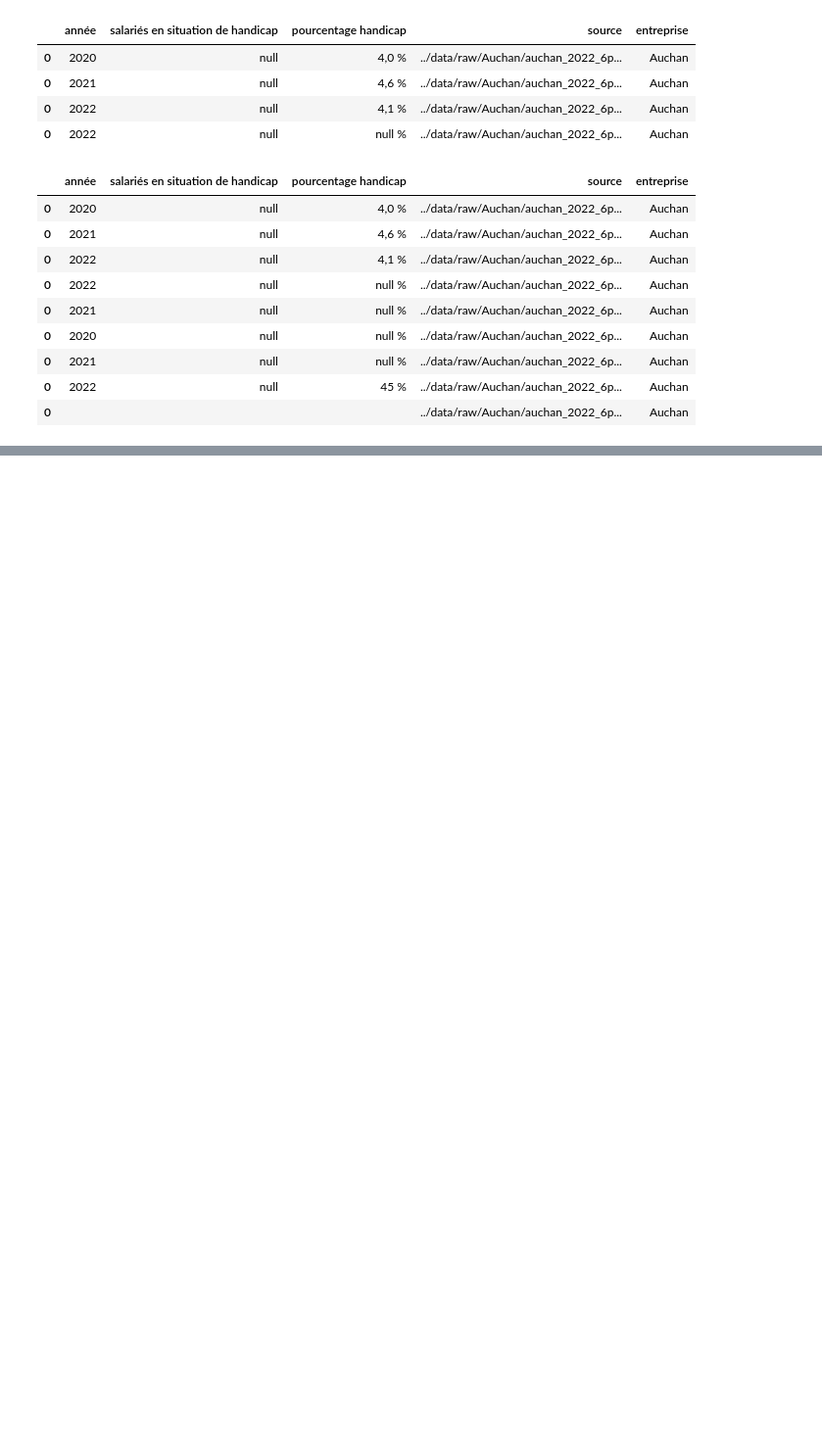
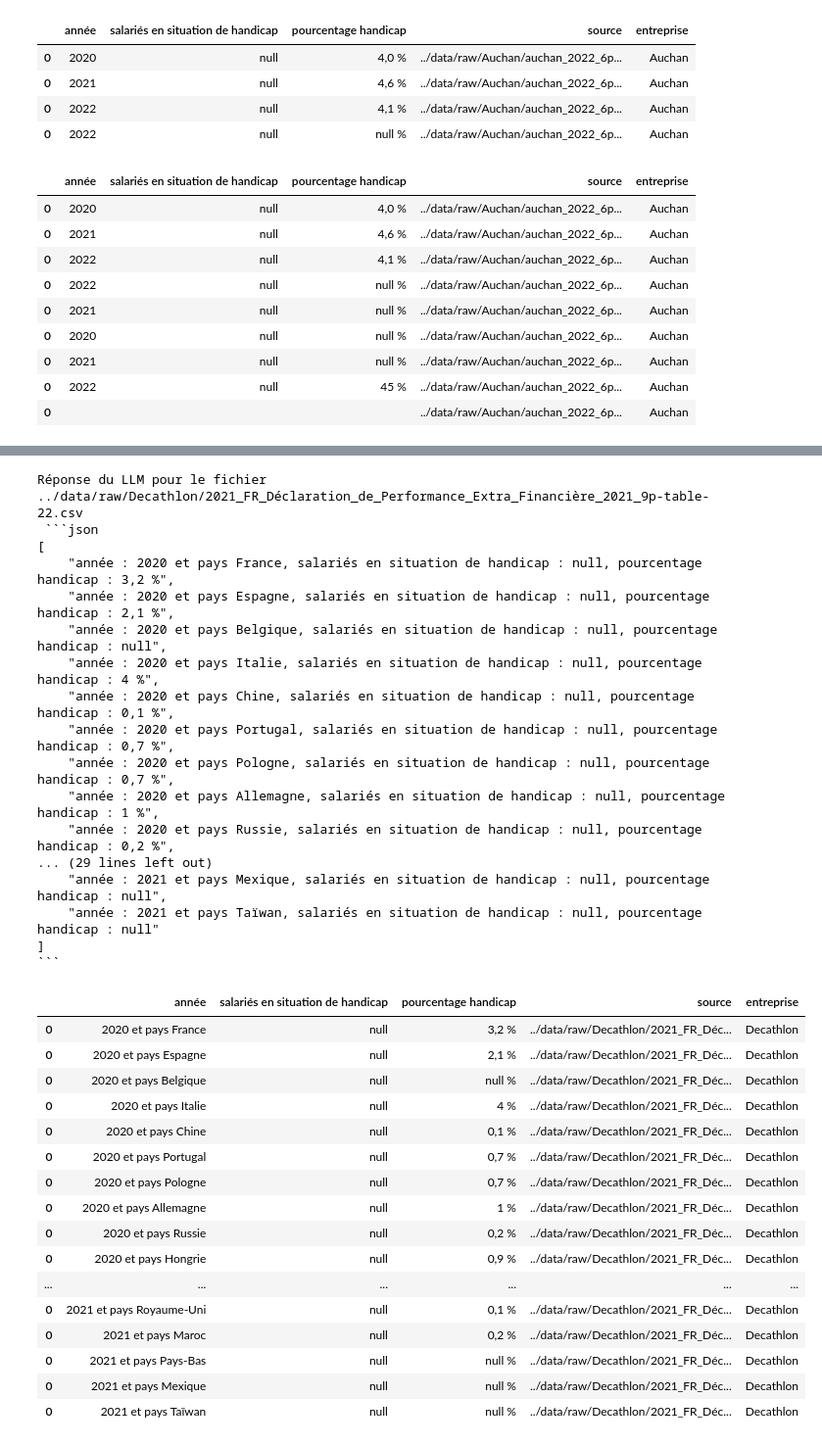
Before and after one commit to LexouLam/diversite_inclusion, a Jupyter notebook: notebooks/repertoires_entreprises.ipynb, the cells around one changed output, grey strips where cells are left out. Shown: that part at 98% size. Saved outputs shown, nothing was run; the diff lists cells and outputs as text; code cells hidden in the pictures; blank space fills up the shorter version.

````diff
--- a/notebooks/repertoires_entreprises.ipynb
+++ b/notebooks/repertoires_entreprises.ipynb
@@ -1507,0 +2083,46 @@ ne pas regarder
+# %%
+def parse_llms_results_to_df(results, entreprise_name):
+    """ Transforme le dictionnaire contenant les outputs du llm en df
+
+    Input : Results = Dictionnaire { 'nom_fichier' : 'output llm'}
+            entreprise_name = String nom de l'entreprise en cours
+    """
+
+    df_all = None
+    for key in results.keys():
+        text_raw = results[f'{key}']
+        text_clean = re.sub('\n', '', text_raw)
+        text_clean = re.sub('pourcentage handicap : null', 'pourcentage handicap : null %', text_clean)
+        text_search = re.search(r'.*(\[    "année : .*%"\]).*', text_clean)
+        if text_search is not None :
+            text_extracted=text_search.group(1)
+            liste_texte = eval(text_extracted)
+        else:
+            liste_texte = None
+
+        df_tmp = parse_results_to_df(liste_texte)
+
+        df_tmp['source']=f'{key}'
+        df_tmp['entreprise']=f'{entreprise_name}'
+        if df_all is None:
+            df_all=df_tmp
+        else:
+            df_all = pd.concat([df_all, df_tmp])
+    return df_all
+# %%
+import os
+import re
+
+subfolders = [ re.sub('../data/raw/', "", f.path) for f in os.scandir("../data/raw") if f.is_dir() ]
+subfolders = ['Auchan', 'CNP', 'Decathlon']
+df_all_entreprise=None
+for entreprise in subfolders:
+    resultats_4 = extract_handicap_informations_2(entreprise, limit=-1)
+    df_tmp = parse_llms_results_to_df(results=resultats_4, entreprise_name=entreprise)
+    display(df_tmp)
+    if df_all_entreprise is None:
+        df_all_entreprise=df_tmp
+    else:
+        df_all_entreprise=pd.concat([df_all_entreprise, df_tmp])
+df_all_entreprise
+# %% [output]
@@ -1507,0 +2182,34 @@ ne pas regarder
+Réponse du LLM pour le fichier ../data/raw/Decathlon/2021_FR_Déclaration_de_Performance_Extra_Financière_2021_9p-table-22.csv
+ ```json
+[
+    "année : 2020 et pays France, salariés en situation de handicap : null, pourcentage handicap : 3,2 %",
+    "année : 2020 et pays Espagne, salariés en situation de handicap : null, pourcentage handicap : 2,1 %",
+    "année : 2020 et pays Belgique, salariés en situation de handicap : null, pourcentage handicap : null",
+    "année : 2020 et pays Italie, salariés en situation de handicap : null, pourcentage handicap : 4 %",
+    "année : 2020 et pays Chine, salariés en situation de handicap : null, pourcentage handicap : 0,1 %",
+    "année : 2020 et pays Portugal, salariés en situation de handicap : null, pourcentage handicap : 0,7 %",
+    "année : 2020 et pays Pologne, salariés en situation de handicap : null, pourcentage handicap : 0,7 %",
+    "année : 2020 et pays Allemagne, salariés en situation de handicap : null, pourcentage handicap : 1 %",
+    "année : 2020 et pays Russie, salariés en situation de handicap : null, pourcentage handicap : 0,2 %",
+... (29 lines left out)
+    "année : 2021 et pays Mexique, salariés en situation de handicap : null, pourcentage handicap : null",
+    "année : 2021 et pays Taïwan, salariés en situation de handicap : null, pourcentage handicap : null"
+]
+```
+|  | année | salariés en situation de handicap | pourcentage handicap | source | entreprise |
+| 0 | 2020 et pays France | null | 3,2 % | ../data/raw/Decathlon/2021_FR_Déc... | Decathlon |
+| 0 | 2020 et pays Espagne | null | 2,1 % | ../data/raw/Decathlon/2021_FR_Déc... | Decathlon |
+| 0 | 2020 et pays Belgique | null | null % | ../data/raw/Decathlon/2021_FR_Déc... | Decathlon |
+| 0 | 2020 et pays Italie | null | 4 % | ../data/raw/Decathlon/2021_FR_Déc... | Decathlon |
+| 0 | 2020 et pays Chine | null | 0,1 % | ../data/raw/Decathlon/2021_FR_Déc... | Decathlon |
+| 0 | 2020 et pays Portugal | null | 0,7 % | ../data/raw/Decathlon/2021_FR_Déc... | Decathlon |
+| 0 | 2020 et pays Pologne | null | 0,7 % | ../data/raw/Decathlon/2021_FR_Déc... | Decathlon |
+| 0 | 2020 et pays Allemagne | null | 1 % | ../data/raw/Decathlon/2021_FR_Déc... | Decathlon |
+| 0 | 2020 et pays Russie | null | 0,2 % | ../data/raw/Decathlon/2021_FR_Déc... | Decathlon |
+| 0 | 2020 et pays Hongrie | null | 0,9 % | ../data/raw/Decathlon/2021_FR_Déc... | Decathlon |
+| ... | ... | ... | ... | ... | ... |
+| 0 | 2021 et pays Royaume-Uni | null | 0,1 % | ../data/raw/Decathlon/2021_FR_Déc... | Decathlon |
+| 0 | 2021 et pays Maroc | null | 0,2 % | ../data/raw/Decathlon/2021_FR_Déc... | Decathlon |
+| 0 | 2021 et pays Pays-Bas | null | null % | ../data/raw/Decathlon/2021_FR_Déc... | Decathlon |
+| 0 | 2021 et pays Mexique | null | null % | ../data/raw/Decathlon/2021_FR_Déc... | Decathlon |
+| 0 | 2021 et pays Taïwan | null | null % | ../data/raw/Decathlon/2021_FR_Déc... | Decathlon |
````
Also changed, not shown: parts of 36 cells of this notebook.
